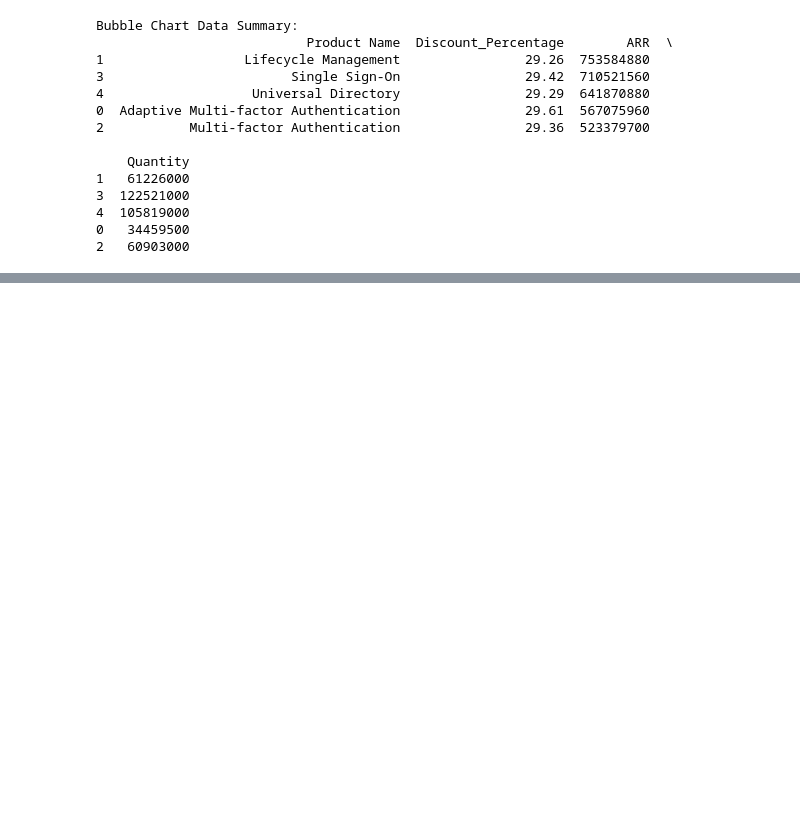
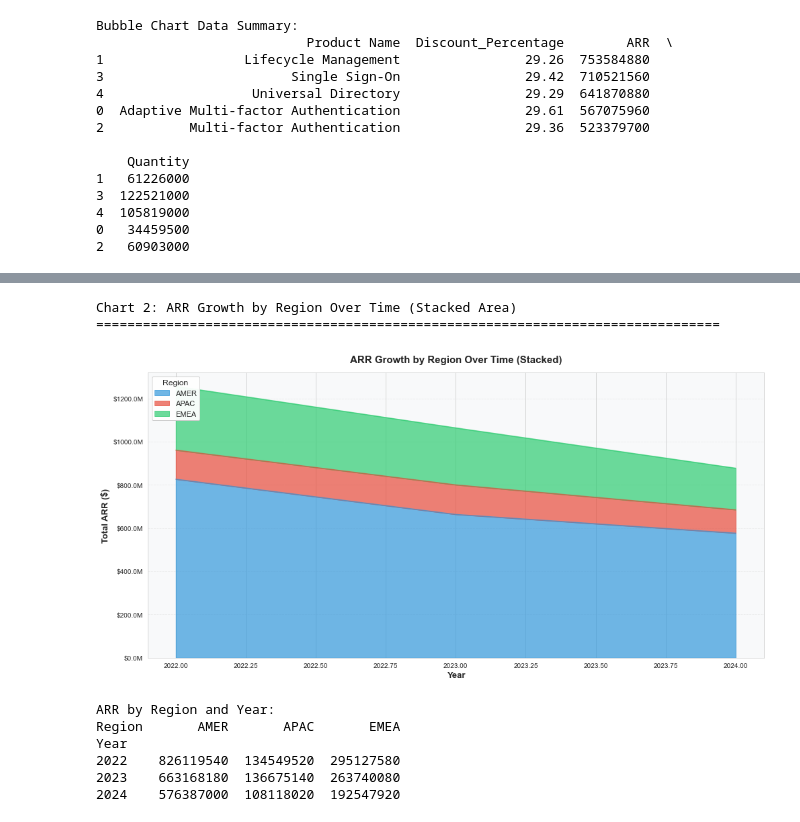
Before and after one commit to juileebhosale/Pricing_Discount_Strategy, a Jupyter notebook: Solution_notebook.ipynb, the cells around one changed output, grey strips where cells are left out. Drawn from its saved outputs; the diff is of its cells as text; code cells hidden in the pictures; blank space fills up the shorter version.

```diff
--- a/Solution_notebook.ipynb
+++ b/Solution_notebook.ipynb
@@ -263,0 +487,36 @@ plt.show()
+# %%
+# 2. AREA CHART: ARR Growth by Region Over Time
+print("\nChart 2: ARR Growth by Region Over Time (Stacked Area)")
+print("="*80)
+
+# Calculate ARR by region and year
+region_year_arr = data.groupby(['Year', 'Region'])['ARR'].sum().unstack(fill_value=0)
+
+# Create stacked area chart
+fig, ax = plt.subplots(figsize=(14, 7))
+region_year_arr.plot(kind='area', stacked=True, ax=ax,
+                     color=['#3498db', '#e74c3c', '#2ecc71'], alpha=0.7)
+
+ax.set_xlabel('Year', fontsize=13, fontweight='bold')
+ax.set_ylabel('Total ARR ($)', fontsize=13, fontweight='bold')
+ax.set_title('ARR Growth by Region Over Time (Stacked)', fontsize=15, fontweight='bold', pad=15)
+ax.yaxis.set_major_formatter(plt.FuncFormatter(lambda x, p: f'${x/1e6:.1f}M'))
+ax.legend(title='Region', fontsize=11, title_fontsize=12, loc='upper left', framealpha=0.95)
+ax.grid(True, alpha=0.3, linestyle='--', axis='y')
+ax.set_facecolor('#f8f9fa')
+fig.patch.set_facecolor('white')
+plt.tight_layout()
+plt.show()
+
+print("\nARR by Region and Year:")
+print(region_year_arr)
+# %% [output]
+Chart 2: ARR Growth by Region Over Time (Stacked Area)
+================================================================================
+[figure, added]
+ARR by Region and Year:
+Region       AMER       APAC       EMEA
+Year
+2022    826119540  134549520  295127580
+2023    663168180  136675140  263740080
+2024    576387000  108118020  192547920
```
Also changed, not shown: parts of 30 cells of this notebook.
